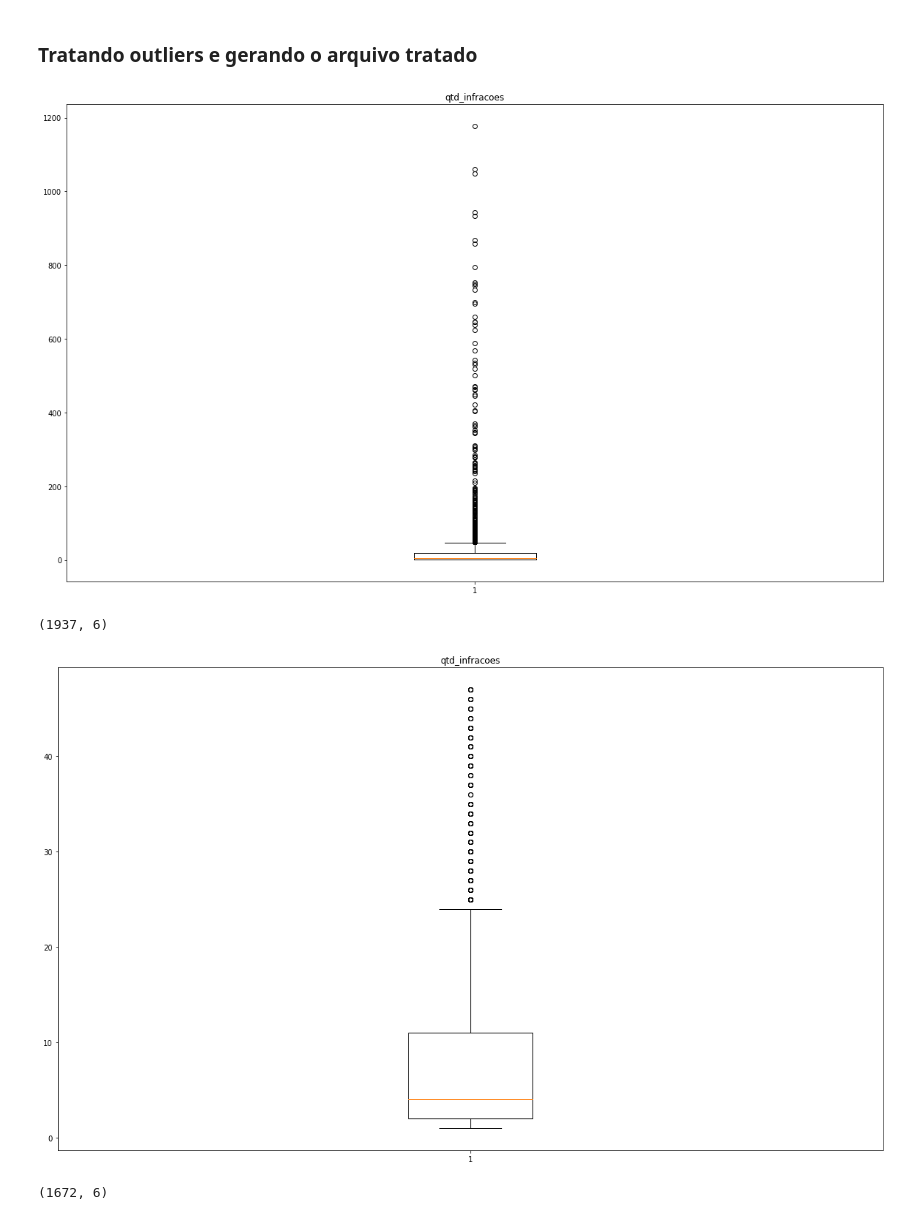
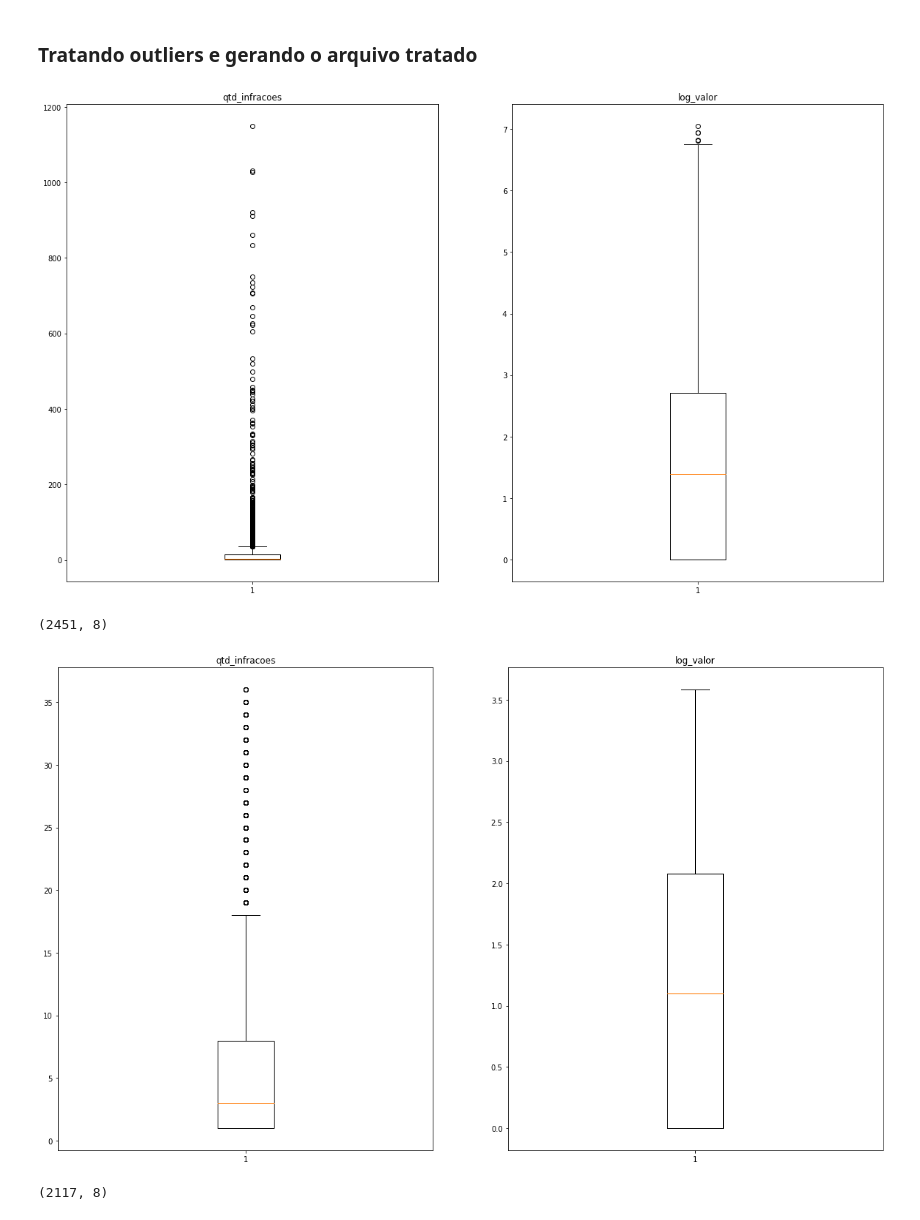
Before and after one commit to yusam/mead2, a Jupyter notebook: autos_de_infracao.ipynb, the cells around one changed output. Cells and saved outputs as stored; diff of their text form; code cells hidden in the pictures.

```diff
--- a/autos_de_infracao.ipynb
+++ b/autos_de_infracao.ipynb
@@ -643,7 +652,7 @@ infracao['gravidade_final'] = infracao['tipo_infracao'].map(niveis)
 infracoes_agrupadas = (
 
     infracao.
-    groupby(['gravidade','tipo_veiculo','fim_de_semana','periodo_dia','feriado'],as_index=False).
+    groupby(['gravidade_final','tipo_veiculo','fim_de_semana','periodo_dia','feriado','tipo_infrator'],as_index=False).
     agg({'tipo_infracao':'count'})
 
 )
@@ -661,0 +671,6 @@ infracoes_agrupadas.head()
+# %%
+import numpy as np
+
+infracoes_agrupadas['log_valor'] = np.log(infracoes_agrupadas['qtd_infracoes'])
+
+infracoes_agrupadas.head()
@@ -663,15 +685,15 @@ infracoes_agrupadas.head()
 ### Tratando outliers e gerando o arquivo tratado
 # %%
 ## Verificando outliers
-f, ax = plt.subplots(1,1,figsize=(20,12))
+f, ax = plt.subplots(1,2,figsize=(20,12))
 
 for i,row in enumerate(infracoes_agrupadas.describe()):
-    plt.subplot(1,1,i+1)
+    plt.subplot(1,2,i+1)
     plt.boxplot(infracoes_agrupadas[row])
     plt.title(row)
 plt.show()
 # %% [output]
-[figure, old version]
+[figure, new version]
 # %%
 ## Tratando outliers com IQR
 Q1 = infracoes_agrupadas.quantile(0.25)
@@ -682,22 +704,22 @@ print(infracoes_agrupadas.shape)
 
 infracoes_agrupadas = infracoes_agrupadas[~((infracoes_agrupadas < (Q1 - 1.5 * IQR)) |(infracoes_agrupadas > (Q3 + 1.5 * IQR))).any(axis=1)]
 # %% [output]
-(1937, 6)
+(2451, 8)
 # %%
 ## Verificando outliers
-f, ax = plt.subplots(1,1,figsize=(20,12))
+f, ax = plt.subplots(1,2,figsize=(20,12))
 
 for i,row in enumerate(infracoes_agrupadas.describe()):
-    plt.subplot(1,1,i+1)
+    plt.subplot(1,2,i+1)
     plt.boxplot(infracoes_agrupadas[row])
     plt.title(row)
 plt.show()
 # %% [output]
-[figure, old version]
+[figure, new version]
 # %%
 print(infracoes_agrupadas.shape)
 # %% [output]
-(1672, 6)
+(2117, 8)
 # %%
 ## exportando resultado
 infracoes_agrupadas.to_csv('/content/drive/MyDrive/Colab Notebooks/autos_de_infracao/infracoes_2018_2020_tratado.csv', sep=';',encoding="latin-1",index=False)
```
Also changed, not shown: parts of 7 cells of this notebook.
